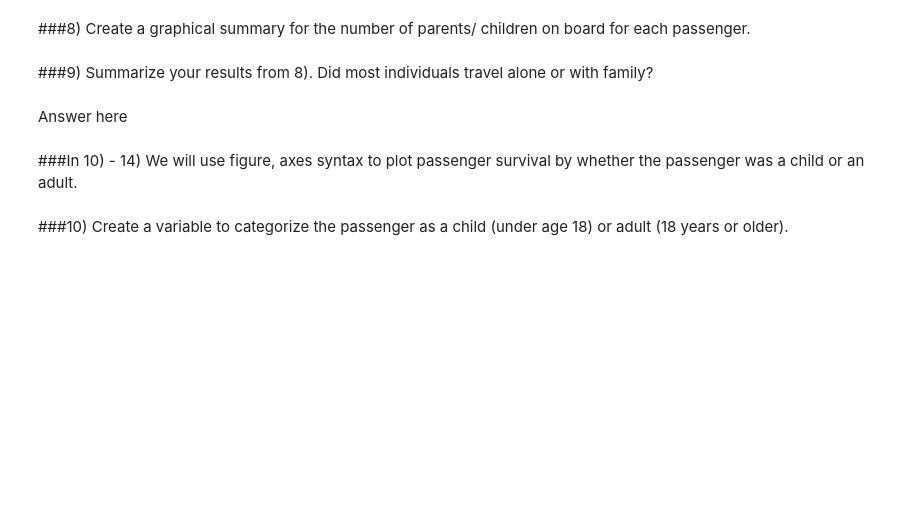
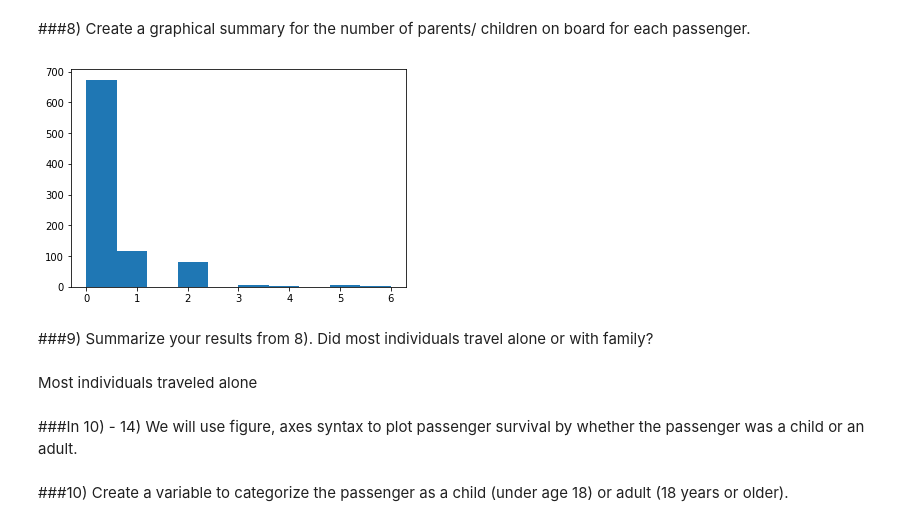
Before and after one commit to mariokart345/DS-Unit-1-Sprint-1-Data-Wrangling-and-Storytelling, a Jupyter notebook: module4-make-explanatory-visualizations/LS_DS_114_Make_Explanatory_Visualizations_Assignment.ipynb, the cells around one changed output. Drawn from its saved outputs; the diff is of its cells as text; code cells hidden in the pictures; blank space fills up the shorter version.

```diff
--- a/module4-make-explanatory-visualizations/LS_DS_114_Make_Explanatory_Visualizations_Assignment.ipynb
+++ b/module4-make-explanatory-visualizations/LS_DS_114_Make_Explanatory_Visualizations_Assignment.ipynb
@@ -85,7 +107,11 @@ Answer here
+# %%
+plt.hist(Titanic['Parents/Children_Aboard']);
+# %% [output]
+[figure, added]
 # %% [markdown]
 ###9) Summarize your results from 8).  Did most individuals travel alone or with family?
-# %% [markdown]
-Answer here
+# %% [markdown]
+Most individuals traveled alone
 # %% [markdown]
 ###In 10) - 14)  We will use figure, axes syntax to plot passenger survival by whether the passenger was a child or an adult.
 # %% [markdown]
```
Also changed, not shown: parts of 20 cells of this notebook.
